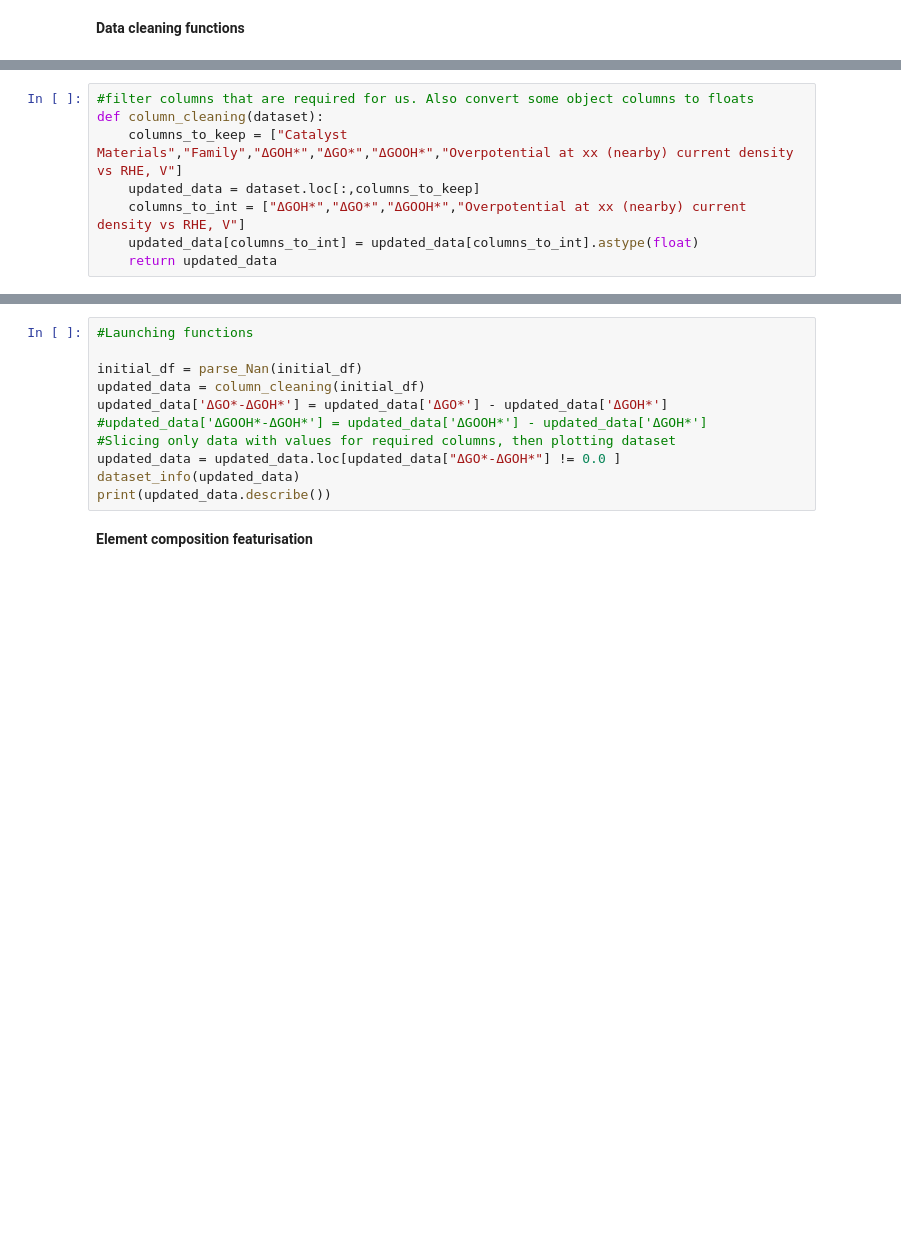
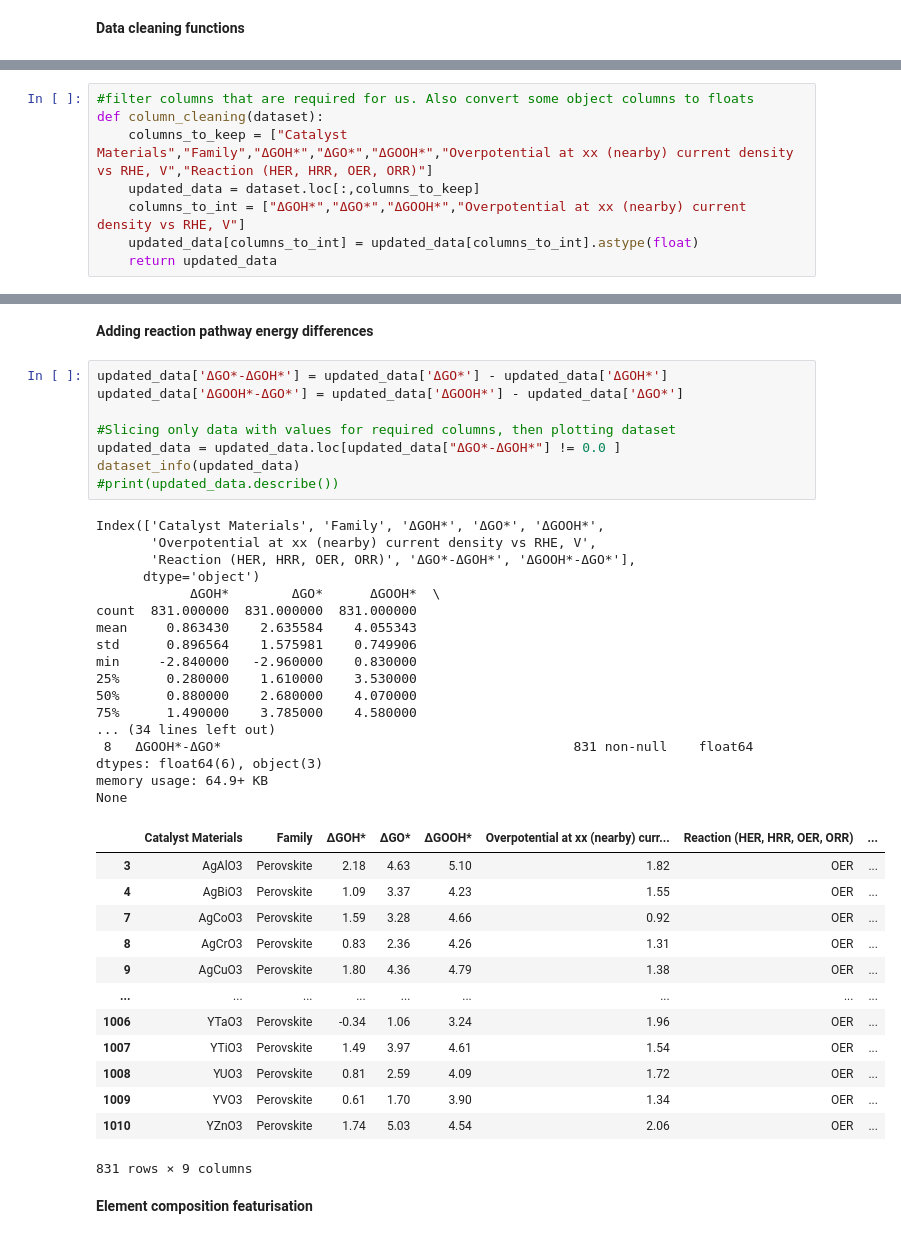
Before and after one commit to fahim-ah/Yr3-Project, a Jupyter notebook: Data file.ipynb, the cells around one changed output, grey strips where cells are left out. Drawn from its saved outputs; the diff is of its cells as text; blank space fills up the shorter version.

```diff
--- a/Data file.ipynb
+++ b/Data file.ipynb
@@ -31,7 +35,7 @@ def parse_Nan(dataset):
 # %%
 #filter columns that are required for us. Also convert some object columns to floats
 def column_cleaning(dataset):
-    columns_to_keep = ["Catalyst Materials","Family","ΔGOH*","ΔGO*","ΔGOOH*","Overpotential at xx (nearby) current density vs RHE, V"]
+    columns_to_keep = ["Catalyst Materials","Family","ΔGOH*","ΔGO*","ΔGOOH*","Overpotential at xx (nearby) current density vs RHE, V","Reaction (HER, HRR, OER, ORR)"]
     updated_data = dataset.loc[:,columns_to_keep]
     columns_to_int = ["ΔGOH*","ΔGO*","ΔGOOH*","Overpotential at xx (nearby) current density vs RHE, V"]
     updated_data[columns_to_int] = updated_data[columns_to_int].astype(float)
@@ -41,14 +90,44 @@ def column_cleaning(dataset):
+# %% [markdown]
+**Adding reaction pathway energy differences**
 # %%
-#Launching functions
+updated_data['ΔGO*-ΔGOH*'] = updated_data['ΔGO*'] - updated_data['ΔGOH*']
+updated_data['ΔGOOH*-ΔGO*'] = updated_data['ΔGOOH*'] - updated_data['ΔGO*']
 
-initial_df = parse_Nan(initial_df)
-updated_data = column_cleaning(initial_df)
-updated_data['ΔGO*-ΔGOH*'] = updated_data['ΔGO*'] - updated_data['ΔGOH*']
-#updated_data['ΔGOOH*-ΔGOH*'] = updated_data['ΔGOOH*'] - updated_data['ΔGOH*']
 #Slicing only data with values for required columns, then plotting dataset
 updated_data = updated_data.loc[updated_data["ΔGO*-ΔGOH*"] != 0.0 ]
 dataset_info(updated_data)
-print(updated_data.describe())
+#print(updated_data.describe())
+# %% [output]
+Index(['Catalyst Materials', 'Family', 'ΔGOH*', 'ΔGO*', 'ΔGOOH*',
+       'Overpotential at xx (nearby) current density vs RHE, V',
+       'Reaction (HER, HRR, OER, ORR)', 'ΔGO*-ΔGOH*', 'ΔGOOH*-ΔGO*'],
+      dtype='object')
+            ΔGOH*        ΔGO*      ΔGOOH*  \
+count  831.000000  831.000000  831.000000
+mean     0.863430    2.635584    4.055343
+std      0.896564    1.575981    0.749906
+min     -2.840000   -2.960000    0.830000
+25%      0.280000    1.610000    3.530000
+50%      0.880000    2.680000    4.070000
+75%      1.490000    3.785000    4.580000
+... (34 lines left out)
+ 8   ΔGOOH*-ΔGO*                                             831 non-null    float64
+dtypes: float64(6), object(3)
+memory usage: 64.9+ KB
+None
+|  | Catalyst Materials | Family | ΔGOH* | ΔGO* | ΔGOOH* | Overpotential at xx (nearby) curr... | Reaction (HER, HRR, OER, ORR) | ... |
+| 3 | AgAlO3 | Perovskite | 2.18 | 4.63 | 5.10 | 1.82 | OER | ... |
+| 4 | AgBiO3 | Perovskite | 1.09 | 3.37 | 4.23 | 1.55 | OER | ... |
+| 7 | AgCoO3 | Perovskite | 1.59 | 3.28 | 4.66 | 0.92 | OER | ... |
+| 8 | AgCrO3 | Perovskite | 0.83 | 2.36 | 4.26 | 1.31 | OER | ... |
+| 9 | AgCuO3 | Perovskite | 1.80 | 4.36 | 4.79 | 1.38 | OER | ... |
+| ... | ... | ... | ... | ... | ... | ... | ... | ... |
+| 1006 | YTaO3 | Perovskite | -0.34 | 1.06 | 3.24 | 1.96 | OER | ... |
+| 1007 | YTiO3 | Perovskite | 1.49 | 3.97 | 4.61 | 1.54 | OER | ... |
+| 1008 | YUO3 | Perovskite | 0.81 | 2.59 | 4.09 | 1.72 | OER | ... |
+| 1009 | YVO3 | Perovskite | 0.61 | 1.70 | 3.90 | 1.34 | OER | ... |
+| 1010 | YZnO3 | Perovskite | 1.74 | 5.03 | 4.54 | 2.06 | OER | ... |
+831 rows × 9 columns
 # %% [markdown]
 **Element composition featurisation**
 # %%
```
Also changed, not shown: parts of 10 cells of this notebook, 17 other files.
